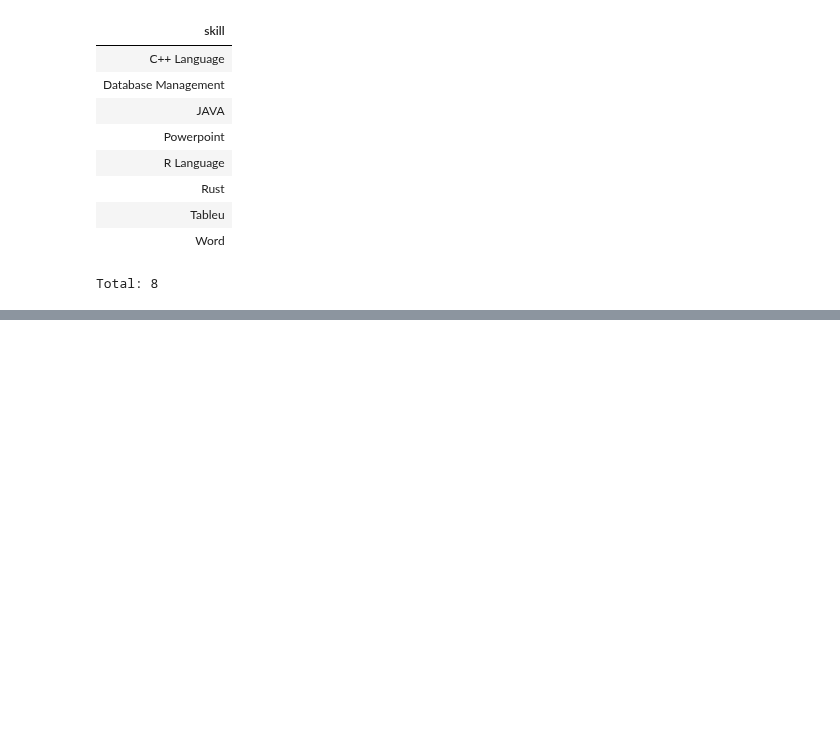
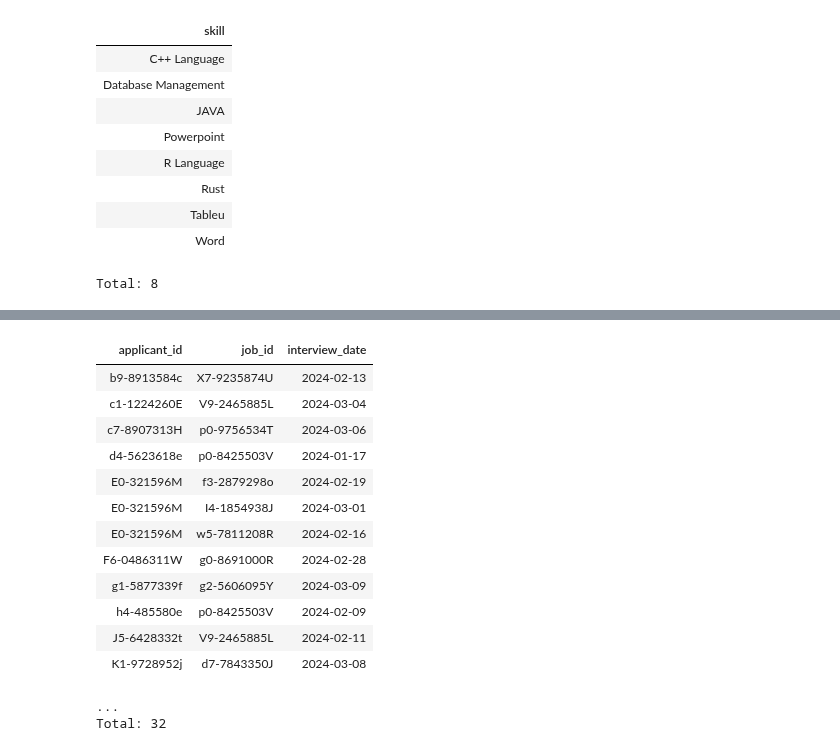
Before and after one commit to JasmineMadi/datajoint-tutorials, a Jupyter notebook: db-course/PythonFinalPro.ipynb, the cells around one changed output, grey strips where cells are left out. Cells and saved outputs as stored; diff of their text form; code cells hidden in the pictures; blank space fills up the shorter version.

```diff
--- a/db-course/PythonFinalPro.ipynb
+++ b/db-course/PythonFinalPro.ipynb
@@ -239,0 +269,18 @@ Application.insert(dict(
+# %%
+Interview()
+# %% [output]
+| applicant_id | job_id | interview_date |
+| b9-8913584c | X7-9235874U | 2024-02-13 |
+| c1-1224260E | V9-2465885L | 2024-03-04 |
+| c7-8907313H | p0-9756534T | 2024-03-06 |
+| d4-5623618e | p0-8425503V | 2024-01-17 |
+| E0-321596M | f3-2879298o | 2024-02-19 |
+| E0-321596M | I4-1854938J | 2024-03-01 |
+| E0-321596M | w5-7811208R | 2024-02-16 |
+| F6-0486311W | g0-8691000R | 2024-02-28 |
+| g1-5877339f | g2-5606095Y | 2024-03-09 |
+| h4-485580e | p0-8425503V | 2024-02-09 |
+| J5-6428332t | V9-2465885L | 2024-02-11 |
+| K1-9728952j | d7-7843350J | 2024-03-08 |
+...
+Total: 32
```
Also changed, not shown: parts of 23 cells of this notebook.
